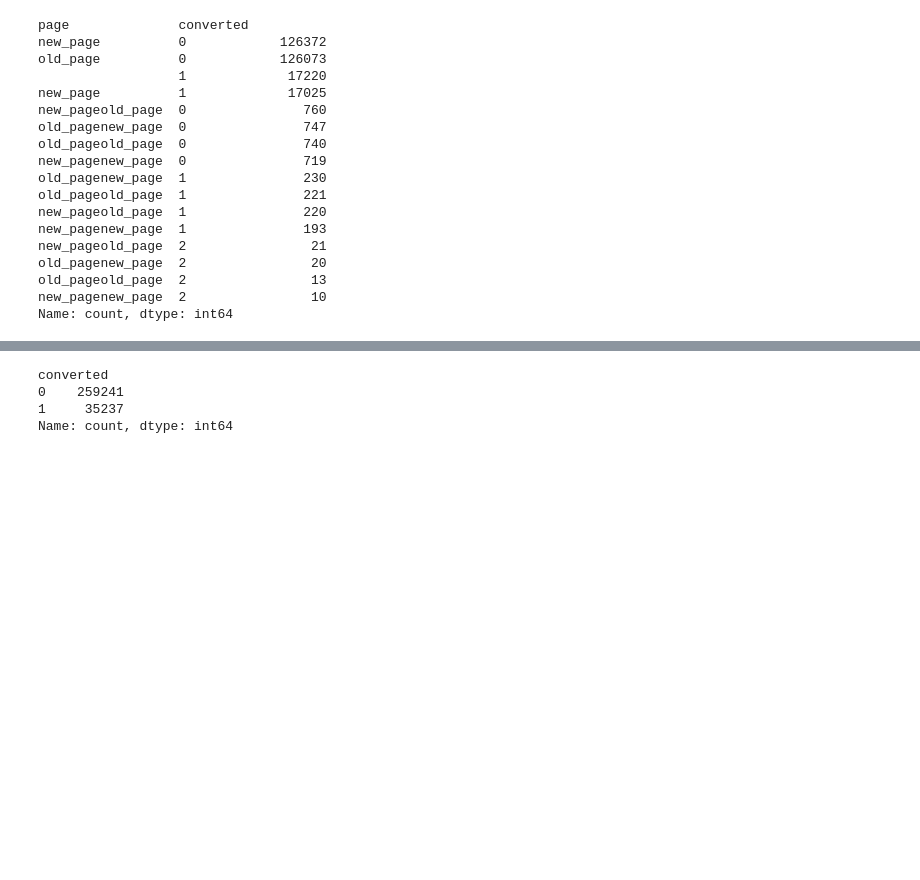
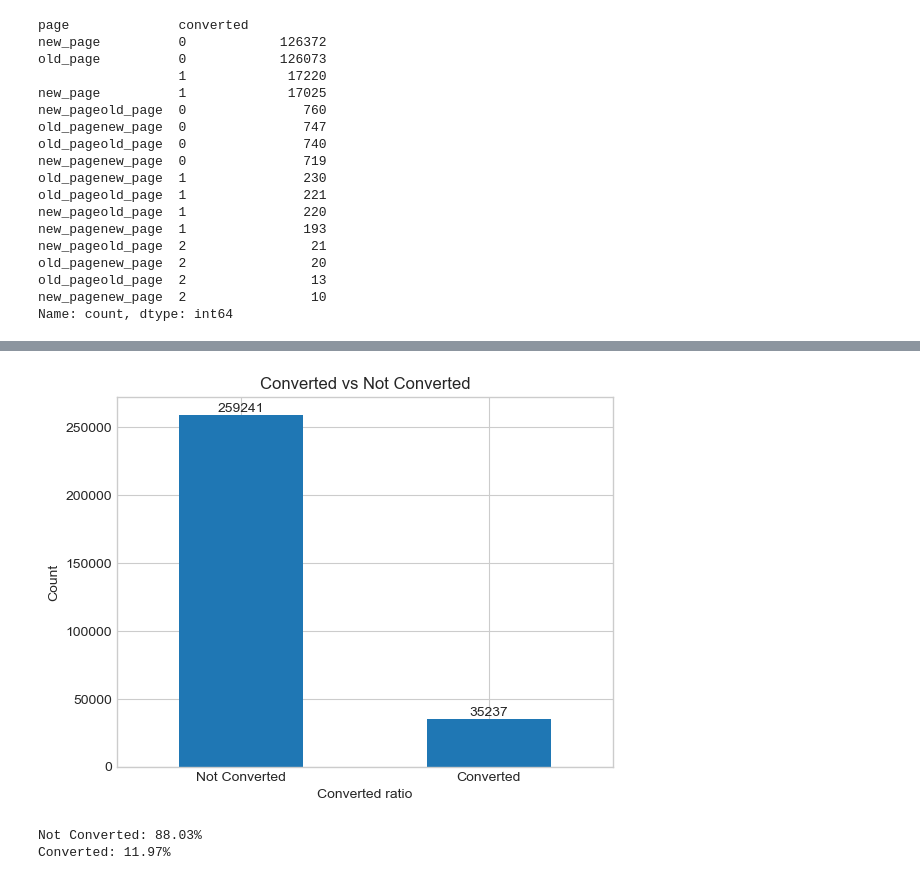
Before and after one commit to RedSamurai07/AB-Testing-and-Experimental-Analysis, a Jupyter notebook: ab_detect.ipynb, the cells around one changed output, grey strips where cells are left out. Saved outputs shown, nothing was run; the diff lists cells and outputs as text; code cells hidden in the pictures; blank space fills up the shorter version.

```diff
--- a/ab_detect.ipynb
+++ b/ab_detect.ipynb
@@ -146,9 +135,14 @@ treatmentcontrol         963
 controltreatment         932
 Name: count, dtype: int64
 # %%
-df['converted'].value_counts()
+df['converted'].value_counts().plot(kind='bar', title='Converted vs Not Converted', xlabel='Converted ratio', ylabel='Count')
+plt.xticks(ticks=[0, 1], labels=['Not Converted', 'Converted'],rotation=0)
+plt.annotate(f"{df['converted'].value_counts()[0]}", xy=(0, df['converted'].value_counts()[0]), ha='center', va='bottom')
+plt.annotate(f"{df['converted'].value_counts()[1]}", xy=(1, df['converted'].value_counts()[1]), ha='center', va='bottom')
+plt.show()
+print(f"Not Converted: {df['converted'].value_counts()[0]/df['converted'].count():.2%}")
+print(f"Converted: {df['converted'].value_counts()[1]/df['converted'].count():.2%}")
 # %% [output]
+[figure, added]
-converted
-0    259241
-1     35237
-Name: count, dtype: int64
+Not Converted: 88.03%
+Converted: 11.97%
```
Also changed, not shown: parts of 16 cells of this notebook.
